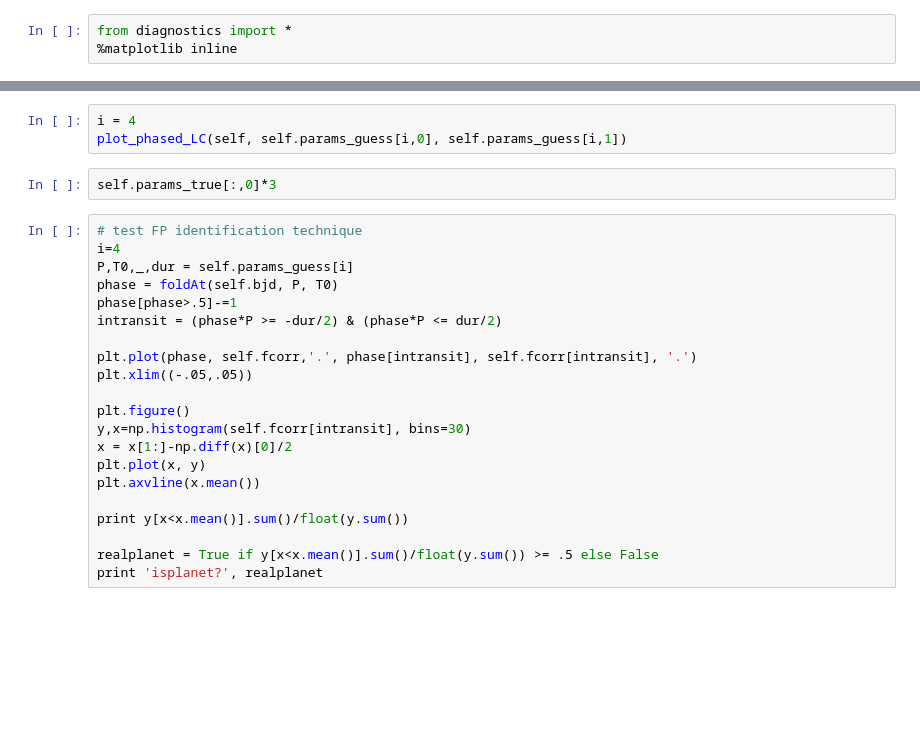
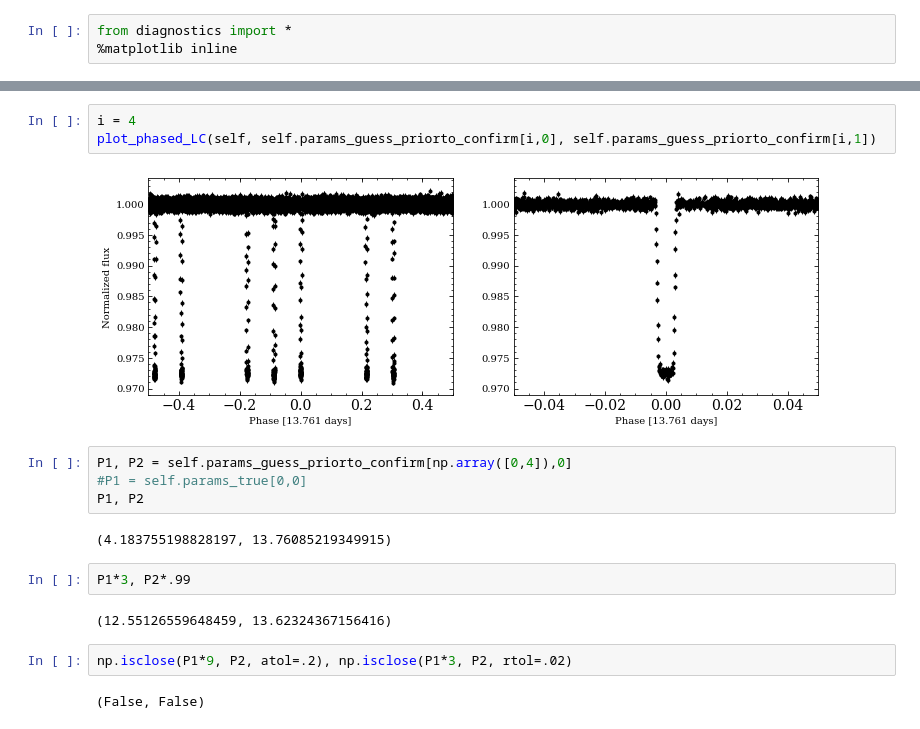
Before and after one commit to r-cloutier/findmetransit, a Jupyter notebook: diagnose_LC.ipynb, the cells around one changed output, grey strips where cells are left out. Cells and saved outputs as stored; diff of their text form; blank space fills up the shorter version.

```diff
--- a/diagnose_LC.ipynb
+++ b/diagnose_LC.ipynb
@@ -76,26 +112,19 @@ check_confirm_transits(self, 3, 3, .5)
 # %%
 i = 4
-plot_phased_LC(self, self.params_guess[i,0], self.params_guess[i,1])
+plot_phased_LC(self, self.params_guess_priorto_confirm[i,0], self.params_guess_priorto_confirm[i,1])
+# %% [output]
+[figure, added]
-# %%
-self.params_true[:,0]*3
-# %%
-# test FP identification technique
-i=4
-P,T0,_,dur = self.params_guess[i]
-phase = foldAt(self.bjd, P, T0)
-phase[phase>.5]-=1
-intransit = (phase*P >= -dur/2) & (phase*P <= dur/2)
-
-plt.plot(phase, self.fcorr,'.', phase[intransit], self.fcorr[intransit], '.')
-plt.xlim((-.05,.05))
-
-plt.figure()
-y,x=np.histogram(self.fcorr[intransit], bins=30)
-x = x[1:]-np.diff(x)[0]/2
-plt.plot(x, y)
-plt.axvline(x.mean())
-
-print y[x<x.mean()].sum()/float(y.sum())
-
-realplanet = True if y[x<x.mean()].sum()/float(y.sum()) >= .5 else False
-print 'isplanet?', realplanet
+# %%
+P1, P2 = self.params_guess_priorto_confirm[np.array([0,4]),0]
+#P1 = self.params_true[0,0]
+P1, P2
+# %% [output]
+(4.183755198828197, 13.76085219349915)
+# %%
+P1*3, P2*.99
+# %% [output]
+(12.55126559648459, 13.62324367156416)
+# %%
+np.isclose(P1*9, P2, atol=.2), np.isclose(P1*3, P2, rtol=.02)
+# %% [output]
+(False, False)
```
Also changed, not shown: parts of 7 cells of this notebook, 2 other files.
